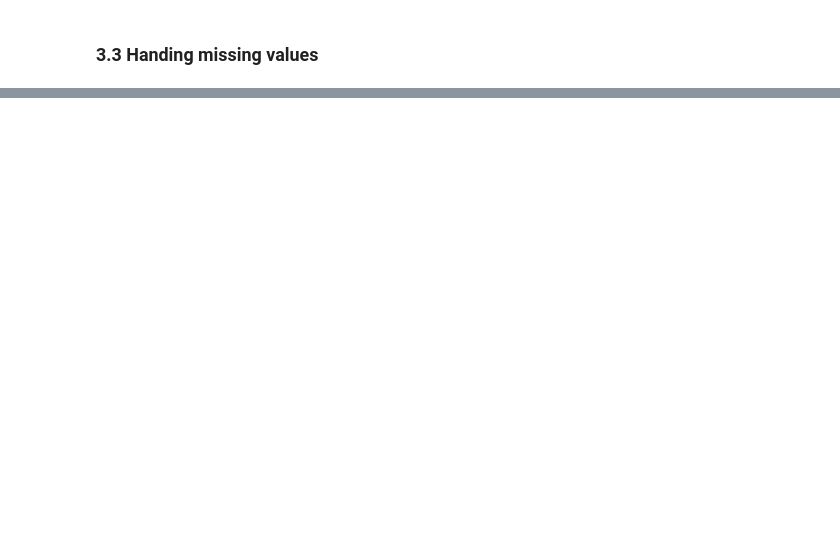
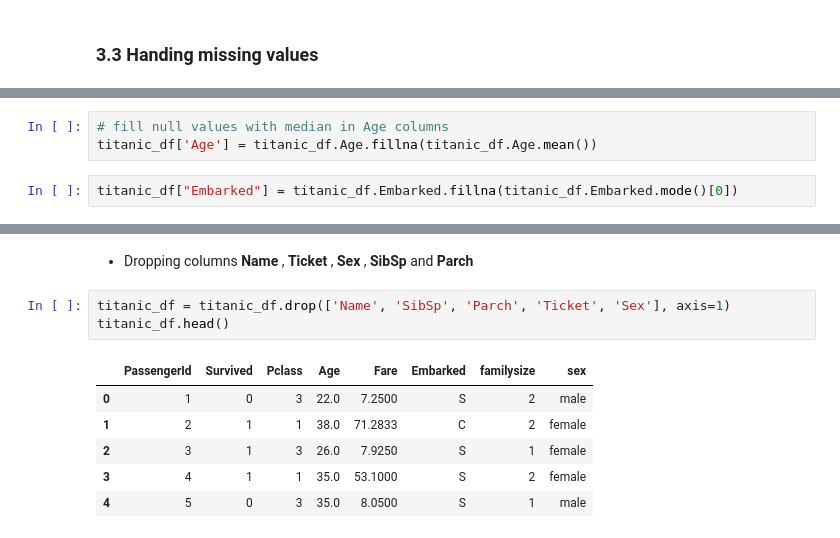
Before and after one commit to manoj-ds/deeplearning-titanic-dataset, a Jupyter notebook: titanic.ipynb, the cells around one changed output, grey strips where cells are left out. Saved outputs shown, nothing was run; the diff lists cells and outputs as text; blank space fills up the shorter version.

```diff
--- a/titanic.ipynb
+++ b/titanic.ipynb
@@ -92,0 +120,5 @@ profile.to_file("titanice_data_profiling.html")
+# %%
+# fill null values with median in Age columns
+titanic_df['Age'] = titanic_df.Age.fillna(titanic_df.Age.mean())
+# %%
+titanic_df["Embarked"] = titanic_df.Embarked.fillna(titanic_df.Embarked.mode()[0])
@@ -92,0 +161,12 @@ profile.to_file("titanice_data_profiling.html")
+# %% [markdown]
+* Dropping columns **Name** , **Ticket** , **Sex** , **SibSp** and **Parch**
+# %%
+titanic_df = titanic_df.drop(['Name', 'SibSp', 'Parch', 'Ticket', 'Sex'], axis=1)
+titanic_df.head()
+# %% [output]
+|  | PassengerId | Survived | Pclass | Age | Fare | Embarked | familysize | sex |
+| 0 | 1 | 0 | 3 | 22.0 | 7.2500 | S | 2 | male |
+| 1 | 2 | 1 | 1 | 38.0 | 71.2833 | C | 2 | female |
+| 2 | 3 | 1 | 3 | 26.0 | 7.9250 | S | 1 | female |
+| 3 | 4 | 1 | 1 | 35.0 | 53.1000 | S | 2 | female |
+| 4 | 5 | 0 | 3 | 35.0 | 8.0500 | S | 1 | male |
```
Also changed, not shown: parts of 25 cells of this notebook, 1 other file.
